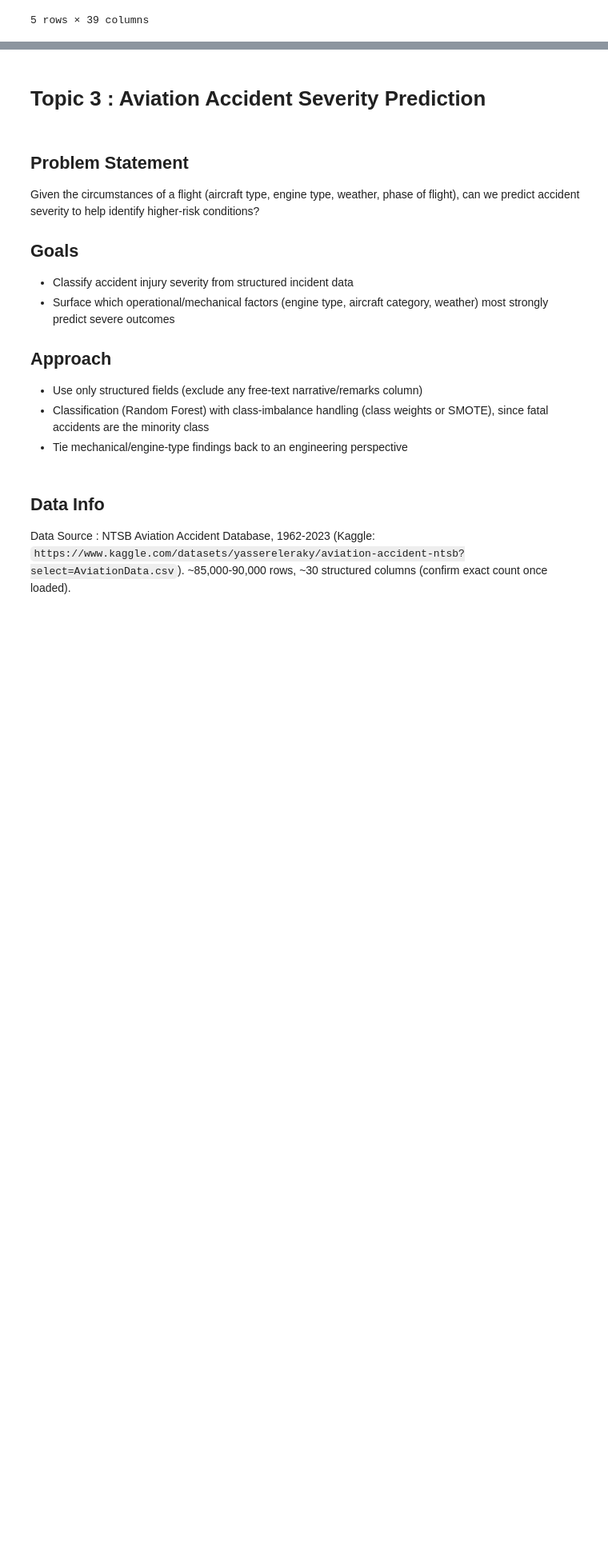
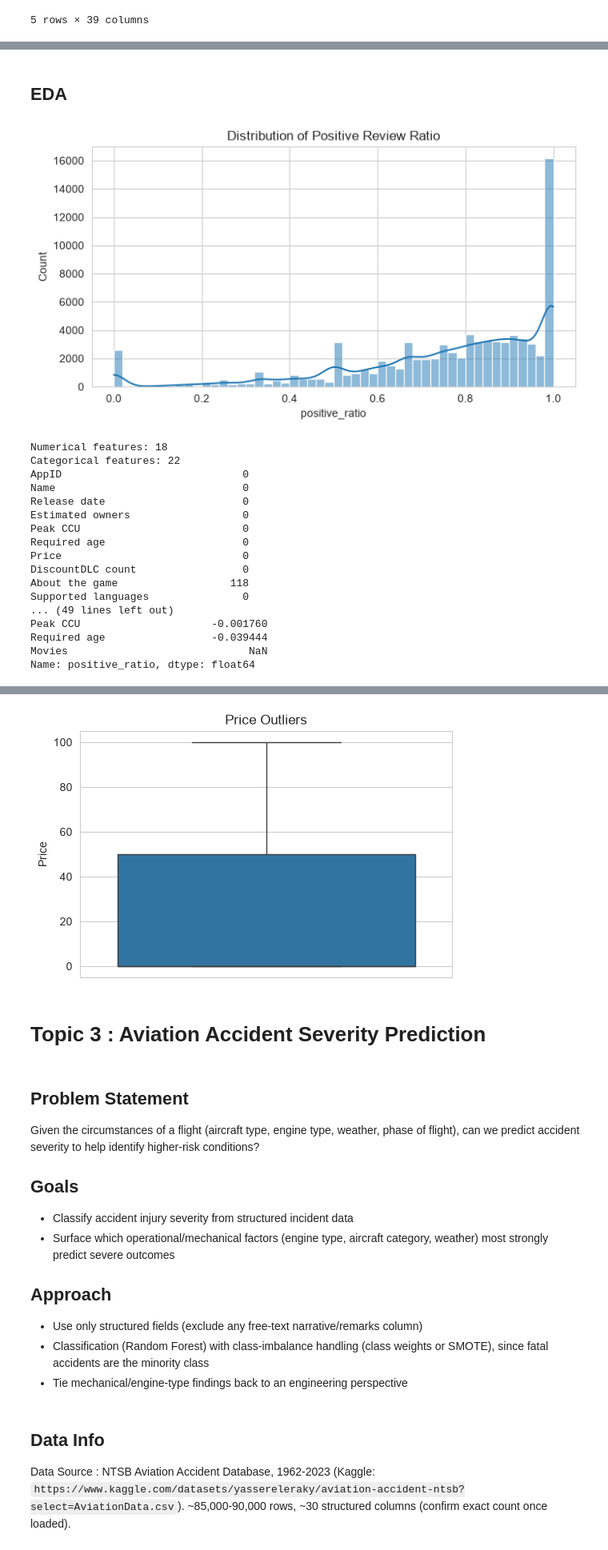
Before and after one commit to Qaem-7/labs_projects, a Jupyter notebook: Projects/Capstone Project/1. Lightning Talk #1/my-lightning-talk-notebook.ipynb, the cells around one changed output, grey strips where cells are left out. Shown at 80% size. Cells and saved outputs as stored; diff of their text form; code cells hidden in the pictures; blank space fills up the shorter version.

```diff
--- a/Projects/Capstone Project/1. Lightning Talk #1/my-lightning-talk-notebook.ipynb
+++ b/Projects/Capstone Project/1. Lightning Talk #1/my-lightning-talk-notebook.ipynb
@@ -195,6 +199,6 @@ df2.tail()
 # %%
 # Engineer the target column
-df2 = df2[(df2['positive'] + df2['negative']) > 0]  # drop games with zero reviews
-df2['positive_ratio'] = df2['positive'] / (df2['positive'] + df2['negative'])
-df2[['name', 'positive', 'negative', 'positive_ratio']].head()
+df2 = df2[(df2['Positive'] + df2['Negative']) > 0]  # drop games with zero reviews
+df2['positive_ratio'] = df2['Positive'] / (df2['Positive'] + df2['Negative'])
+df2[['Name', 'Positive', 'Negative', 'positive_ratio']].head()
 # %% [output]
@@ -202,37 +211,56 @@ KeyError: 'positive'
+# %% [markdown]
+## EDA
 # %%
-# --- EDA ---
-
 # Q1: Target column = positive_ratio, represents the share of reviews that are positive
 
 # Q2: Continuous target -> regression problem. Distribution:
 plt.figure(figsize=(8,4))
 sns.histplot(df2['positive_ratio'], bins=50, kde=True)
 plt.title('Distribution of Positive Review Ratio')
 plt.show()
 
 # Q3: Feature types
 numerical_cols = df2.select_dtypes(include=np.number).columns.tolist()
 categorical_cols = df2.select_dtypes(exclude=np.number).columns.tolist()
 print(f'Numerical features: {len(numerical_cols)}')
 print(f'Categorical features: {len(categorical_cols)}')
 
 # Q4: Null values
 print(df2.isnull().sum())
 # Plan: drop rows missing price/genre (small fraction expected); impute missing platform
 # flags as False rather than dropping.
 
 # Q5: Correlation with target
 print(df2.corr(numeric_only=True)['positive_ratio'].sort_values(ascending=False))
 
 plt.figure(figsize=(10,8))
 sns.heatmap(df2.corr(numeric_only=True), cmap='coolwarm', center=0)
 plt.title('Feature Correlation Heatmap')
 plt.show()
 
 # Q6: Outliers
 plt.figure(figsize=(6,4))
-sns.boxplot(y=df2['price'])
+sns.boxplot(y=df2['Price'])
 plt.title('Price Outliers')
 plt.show()
 # Plan: cap extreme prices (e.g., collector's editions/bundles) at a reasonable percentile
 # rather than dropping, since they are legitimate data points.
+# %% [output]
+[figure, added]
+Numerical features: 18
+Categorical features: 22
+AppID                             0
+Name                              0
+Release date                      0
+Estimated owners                  0
+Peak CCU                          0
+Required age                      0
+Price                             0
+DiscountDLC count                 0
+About the game                  118
+Supported languages               0
+... (49 lines left out)
+Peak CCU                     -0.001760
+Required age                 -0.039444
+Movies                             NaN
+Name: positive_ratio, dtype: float64
@@ -239,3 +268,4 @@ plt.show()
+[figure, added]
 # %% [markdown]
 # Topic 3 : Aviation Accident Severity Prediction
 # %% [markdown]
```
Also changed, not shown: parts of 11 cells of this notebook, 5 other files.
